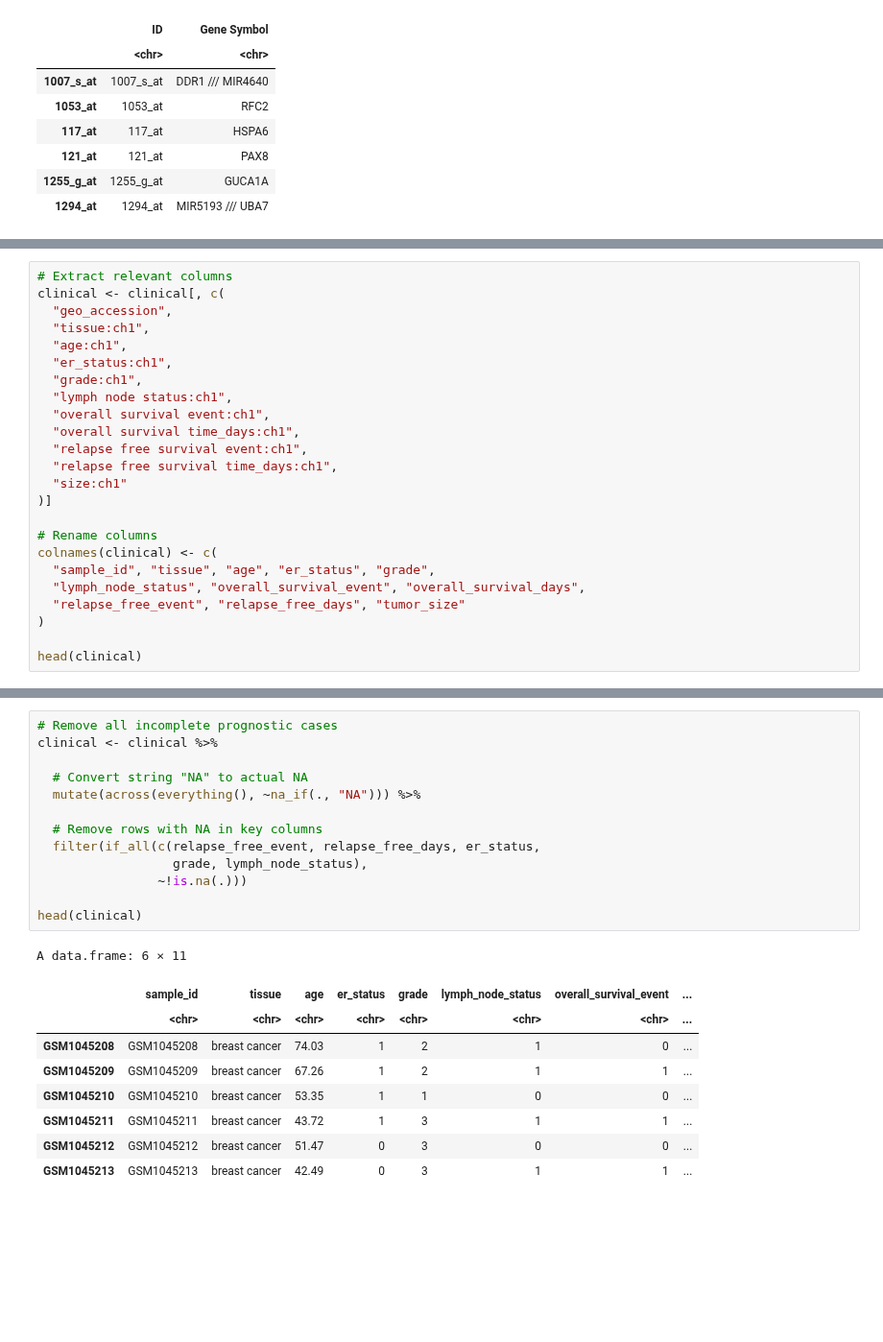
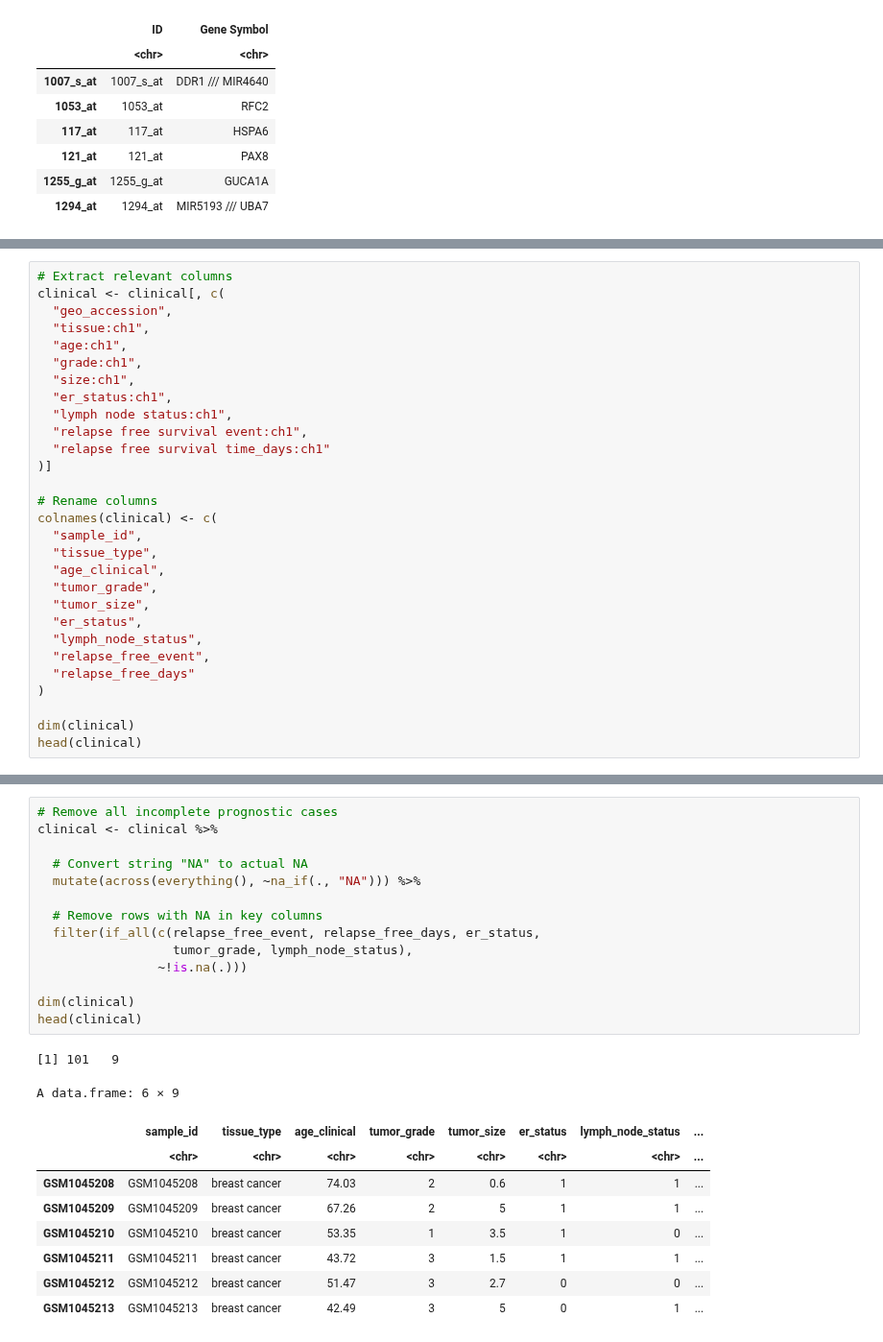
Before and after one commit to ramyap06/KongLab-ImmuneMLSurvivalAnalysis, a Jupyter notebook: src/data_engineer.ipynb, the cells around one changed output, grey strips where cells are left out. Shown at 96% size. Cells and saved outputs as stored; diff of their text form; blank space fills up the shorter version.

```diff
--- a/src/data_engineer.ipynb
+++ b/src/data_engineer.ipynb
@@ -146,22 +149,27 @@ clinical <- clinical[, c(
   "geo_accession",
   "tissue:ch1",
   "age:ch1",
+  "grade:ch1",
+  "size:ch1",
   "er_status:ch1",
-  "grade:ch1",
   "lymph node status:ch1",
-  "overall survival event:ch1",
-  "overall survival time_days:ch1",
   "relapse free survival event:ch1",
-  "relapse free survival time_days:ch1",
-  "size:ch1"
+  "relapse free survival time_days:ch1"
 )]
 
 # Rename columns
 colnames(clinical) <- c(
-  "sample_id", "tissue", "age", "er_status", "grade",
-  "lymph_node_status", "overall_survival_event", "overall_survival_days",
-  "relapse_free_event", "relapse_free_days", "tumor_size"
+  "sample_id",
+  "tissue_type",
+  "age_clinical",
+  "tumor_grade",
+  "tumor_size",
+  "er_status",
+  "lymph_node_status",
+  "relapse_free_event",
+  "relapse_free_days"
 )
 
+dim(clinical)
 head(clinical)
 # %% [output]
@@ -177,23 +186,25 @@ A data.frame: 6 × 11
 # %%
 # Remove all incomplete prognostic cases
 clinical <- clinical %>%
 
   # Convert string "NA" to actual NA
   mutate(across(everything(), ~na_if(., "NA"))) %>%
 
   # Remove rows with NA in key columns
   filter(if_all(c(relapse_free_event, relapse_free_days, er_status,
-                  grade, lymph_node_status),
+                  tumor_grade, lymph_node_status),
                 ~!is.na(.)))
 
+dim(clinical)
 head(clinical)
 # %% [output]
-A data.frame: 6 × 11
+[1] 101   9
+A data.frame: 6 × 9
-|  | sample_id | tissue | age | er_status | grade | lymph_node_status | overall_survival_event | ... |
+|  | sample_id | tissue_type | age_clinical | tumor_grade | tumor_size | er_status | lymph_node_status | ... |
 |  | <chr> | <chr> | <chr> | <chr> | <chr> | <chr> | <chr> | ... |
-| GSM1045208 | GSM1045208 | breast cancer | 74.03 | 1 | 2 | 1 | 0 | ... |
-| GSM1045209 | GSM1045209 | breast cancer | 67.26 | 1 | 2 | 1 | 1 | ... |
-| GSM1045210 | GSM1045210 | breast cancer | 53.35 | 1 | 1 | 0 | 0 | ... |
-| GSM1045211 | GSM1045211 | breast cancer | 43.72 | 1 | 3 | 1 | 1 | ... |
-| GSM1045212 | GSM1045212 | breast cancer | 51.47 | 0 | 3 | 0 | 0 | ... |
-| GSM1045213 | GSM1045213 | breast cancer | 42.49 | 0 | 3 | 1 | 1 | ... |
+| GSM1045208 | GSM1045208 | breast cancer | 74.03 | 2 | 0.6 | 1 | 1 | ... |
+| GSM1045209 | GSM1045209 | breast cancer | 67.26 | 2 | 5 | 1 | 1 | ... |
+| GSM1045210 | GSM1045210 | breast cancer | 53.35 | 1 | 3.5 | 1 | 0 | ... |
+| GSM1045211 | GSM1045211 | breast cancer | 43.72 | 3 | 1.5 | 1 | 1 | ... |
+| GSM1045212 | GSM1045212 | breast cancer | 51.47 | 3 | 2.7 | 0 | 0 | ... |
+| GSM1045213 | GSM1045213 | breast cancer | 42.49 | 3 | 5 | 0 | 1 | ... |
```
Also changed, not shown: parts of 7 cells of this notebook.
